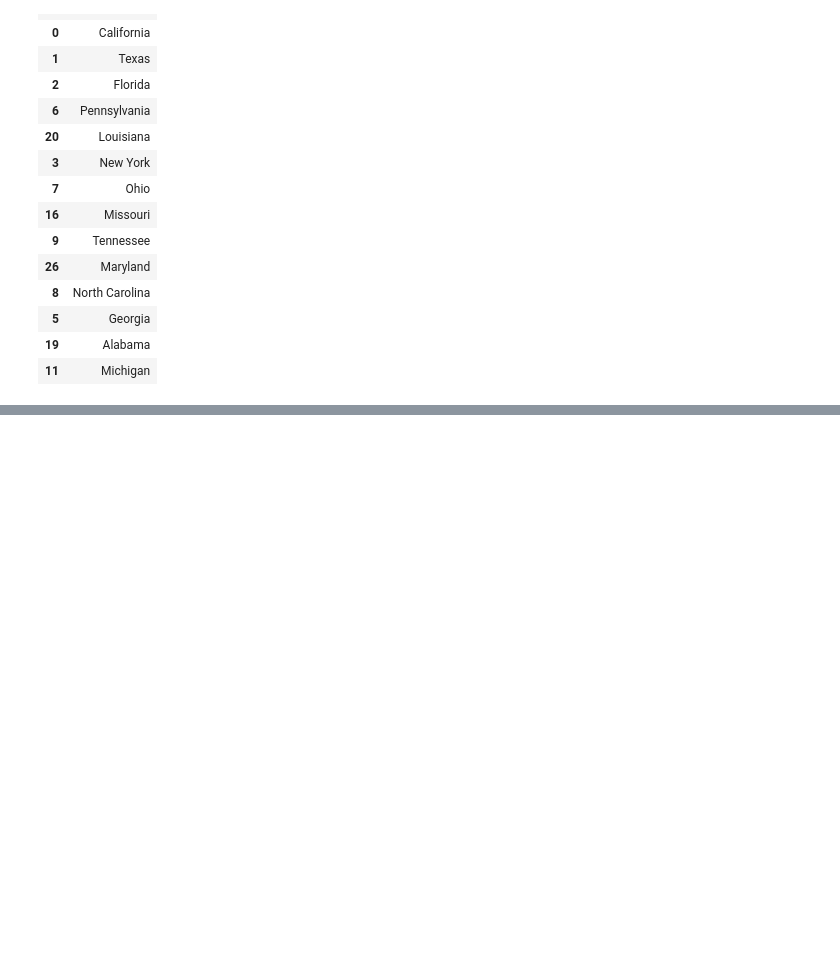
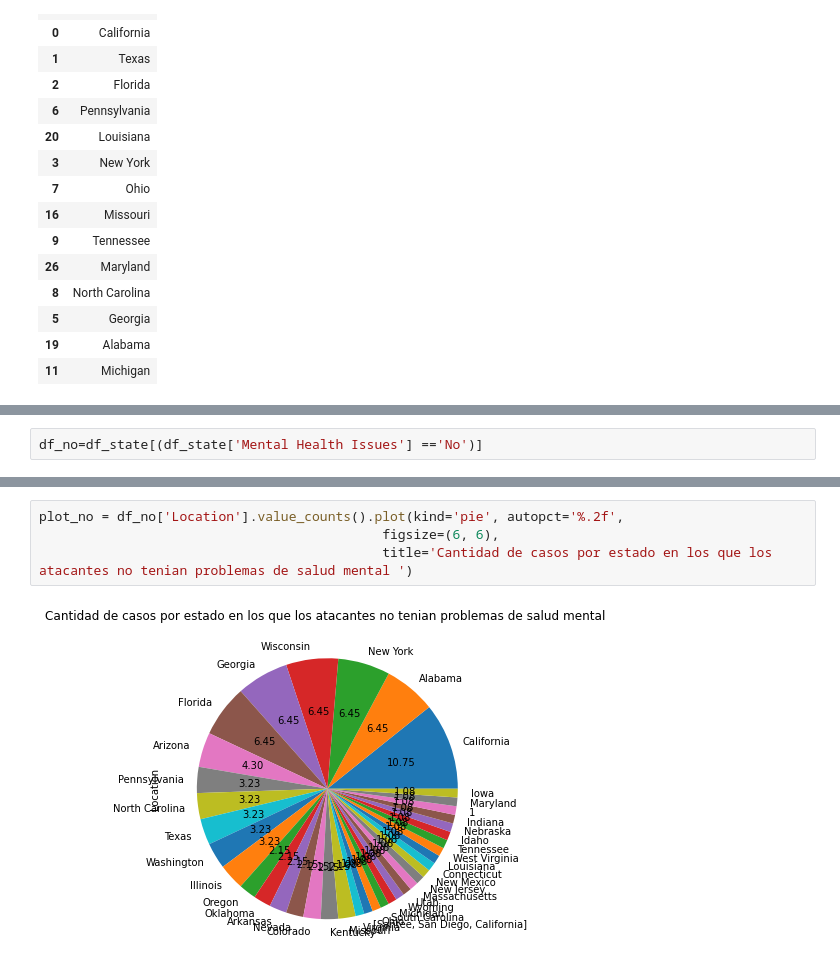
Before and after one commit to panxolopez/proyecto_mineria, a Jupyter notebook: proyecto_data1621.ipynb, the cells around one changed output, grey strips where cells are left out. Saved outputs shown, nothing was run; the diff lists cells and outputs as text; blank space fills up the shorter version.

```diff
--- a/proyecto_data1621.ipynb
+++ b/proyecto_data1621.ipynb
@@ -633,0 +820,2 @@ Del top 15 de los estados de usa con mayor cantidad de tiroteos, tenemos 14 que
+# %%
+df_no=df_state[(df_state['Mental Health Issues'] =='No')]
@@ -633,0 +828,6 @@ Del top 15 de los estados de usa con mayor cantidad de tiroteos, tenemos 14 que
+# %%
+plot_no = df_no['Location'].value_counts().plot(kind='pie', autopct='%.2f',
+                                            figsize=(6, 6),
+                                            title='Cantidad de casos por estado en los que los atacantes no tenian problemas de salud mental ')
+# %% [output]
+[figure, added]
```
Also changed, not shown: parts of 14 cells of this notebook, 2 other files.
